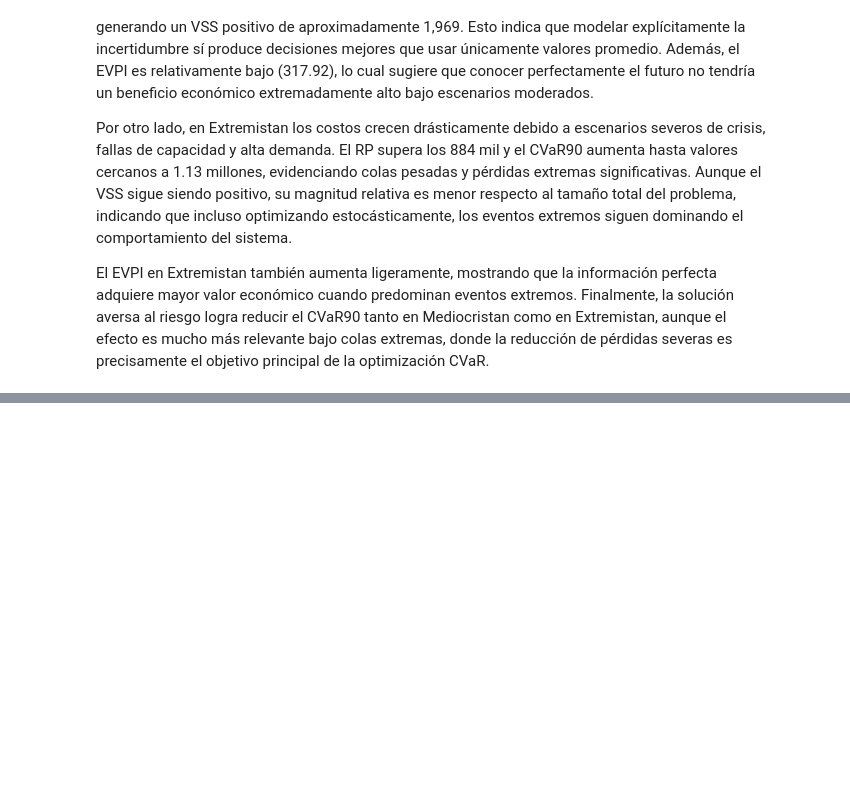
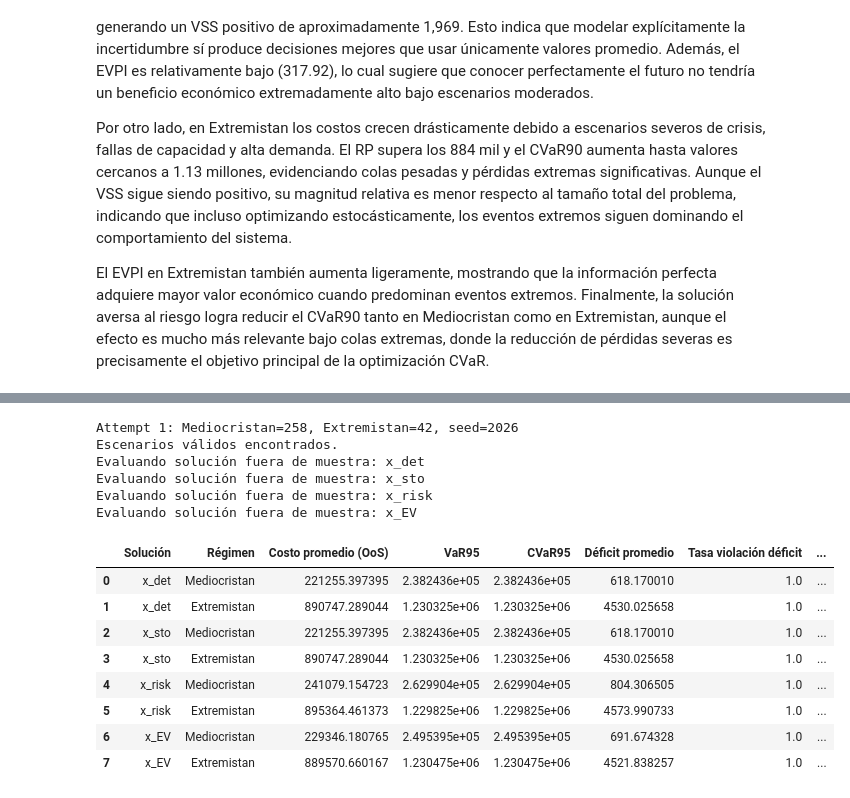
Before and after one commit to sofisacmu/obi_proyecto1, a Jupyter notebook: Entrega 2/modelo.ipynb, the cells around one changed output, grey strips where cells are left out. Saved outputs shown, nothing was run; the diff lists cells and outputs as text; code cells hidden in the pictures; blank space fills up the shorter version.

```diff
--- a/Entrega 2/modelo.ipynb
+++ b/Entrega 2/modelo.ipynb
@@ -2922,0 +3110,10 @@ El EVPI en Extremistan también aumenta ligeramente, mostrando que la informaci
+# %%
+det_results = solve_expected_value_problem(
+    base=base,
+    omegas=omegas,
+    p_omega=p_omega,
+    D=D,
+    U_ew=U_ew,
+    c_ew=c_ew,
+    G_iw=G_iw
+)
@@ -2922,0 +3127,35 @@ El EVPI en Extremistan también aumenta ligeramente, mostrando que la informaci
+# %%
+backtest_summary, backtest_detail, backtest_scenarios = run_extended_backtesting(
+    solutions_dict=solutions_dict,
+    nodes=nodes,
+    edges=edges,
+    base=base,
+    N_out=300,
+    seed=2026,
+    min_mediocristan=30,
+    min_extremistan=30,
+    p_crisis=0.15,
+    beta=0.95
+)
+backtesting_metrics = extended_backtesting_metrics(
+    backtest_detail,
+    beta=0.95
+)
+
+backtesting_metrics
+# %% [output]
+Attempt 1: Mediocristan=258, Extremistan=42, seed=2026
+Escenarios válidos encontrados.
+Evaluando solución fuera de muestra: x_det
+Evaluando solución fuera de muestra: x_sto
+Evaluando solución fuera de muestra: x_risk
+Evaluando solución fuera de muestra: x_EV
+|  | Solución | Régimen | Costo promedio (OoS) | VaR95 | CVaR95 | Déficit promedio | Tasa violación déficit | ... |
+| 0 | x_det | Mediocristan | 221255.397395 | 2.382436e+05 | 2.382436e+05 | 618.170010 | 1.0 | ... |
+| 1 | x_det | Extremistan | 890747.289044 | 1.230325e+06 | 1.230325e+06 | 4530.025658 | 1.0 | ... |
+| 2 | x_sto | Mediocristan | 221255.397395 | 2.382436e+05 | 2.382436e+05 | 618.170010 | 1.0 | ... |
+| 3 | x_sto | Extremistan | 890747.289044 | 1.230325e+06 | 1.230325e+06 | 4530.025658 | 1.0 | ... |
+| 4 | x_risk | Mediocristan | 241079.154723 | 2.629904e+05 | 2.629904e+05 | 804.306505 | 1.0 | ... |
+| 5 | x_risk | Extremistan | 895364.461373 | 1.229825e+06 | 1.229825e+06 | 4573.990733 | 1.0 | ... |
+| 6 | x_EV | Mediocristan | 229346.180765 | 2.495395e+05 | 2.495395e+05 | 691.674328 | 1.0 | ... |
+| 7 | x_EV | Extremistan | 889570.660167 | 1.230475e+06 | 1.230475e+06 | 4521.838257 | 1.0 | ... |
```
Also changed, not shown: parts of 14 cells of this notebook.
